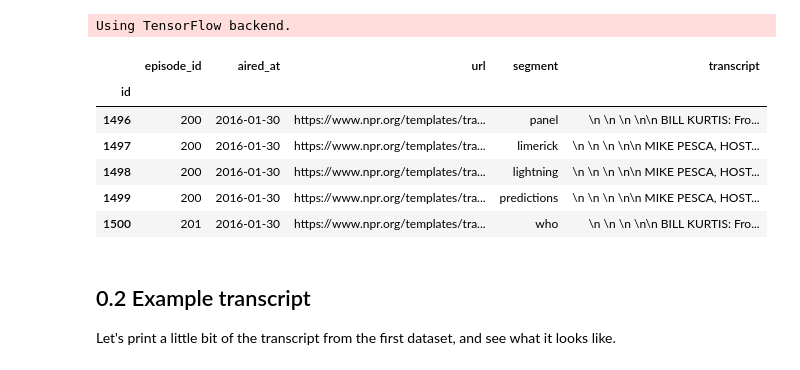
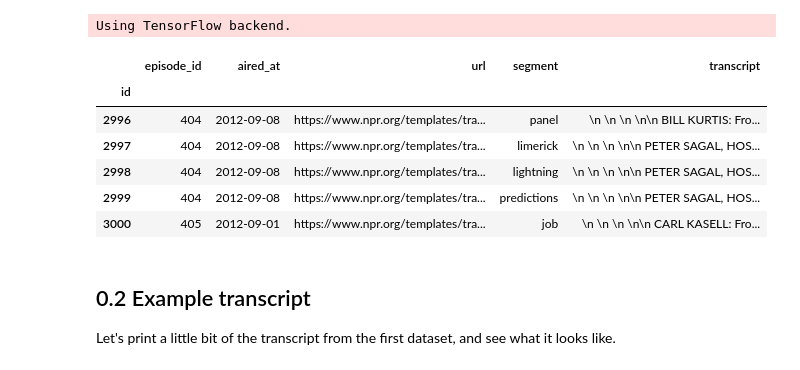
Before and after one commit to coraames/WaitWait, a Jupyter notebook: Wait Wait, Don't Analyze Me!.ipynb, the cells around one changed output. Saved outputs shown, nothing was run; the diff lists cells and outputs as text; code cells hidden in the pictures.

```diff
--- a/Wait Wait, Don't Analyze Me!.ipynb
+++ b/Wait Wait, Don't Analyze Me!.ipynb
@@ -50,13 +50,13 @@ def pull_transcript(n=5):
     curs.close()
     return df
 # %%
-transcript_df = pull_transcript(n=1500)
+transcript_df = pull_transcript(n=3000)
 transcript_df.tail()
 # %% [output]
 |  | episode_id | aired_at | url | segment | transcript |
 | id |  |  |  |  |  |
-| 1496 | 200 | 2016-01-30 | https://www.npr.org/templates/tra... | panel | \n \n \n \n\n BILL KURTIS: Fro... |
-| 1497 | 200 | 2016-01-30 | https://www.npr.org/templates/tra... | limerick | \n \n \n \n\n MIKE PESCA, HOST... |
-| 1498 | 200 | 2016-01-30 | https://www.npr.org/templates/tra... | lightning | \n \n \n \n\n MIKE PESCA, HOST... |
-| 1499 | 200 | 2016-01-30 | https://www.npr.org/templates/tra... | predictions | \n \n \n \n\n MIKE PESCA, HOST... |
-| 1500 | 201 | 2016-01-30 | https://www.npr.org/templates/tra... | who | \n \n \n \n\n BILL KURTIS: Fro... |
+| 2996 | 404 | 2012-09-08 | https://www.npr.org/templates/tra... | panel | \n \n \n \n\n BILL KURTIS: Fro... |
+| 2997 | 404 | 2012-09-08 | https://www.npr.org/templates/tra... | limerick | \n \n \n \n\n PETER SAGAL, HOS... |
+| 2998 | 404 | 2012-09-08 | https://www.npr.org/templates/tra... | lightning | \n \n \n \n\n PETER SAGAL, HOS... |
+| 2999 | 404 | 2012-09-08 | https://www.npr.org/templates/tra... | predictions | \n \n \n \n\n PETER SAGAL, HOS... |
+| 3000 | 405 | 2012-09-01 | https://www.npr.org/templates/tra... | job | \n \n \n \n\n CARL KASELL: Fro... |
```
Also changed, not shown: parts of 33 cells of this notebook, 27 other files.
